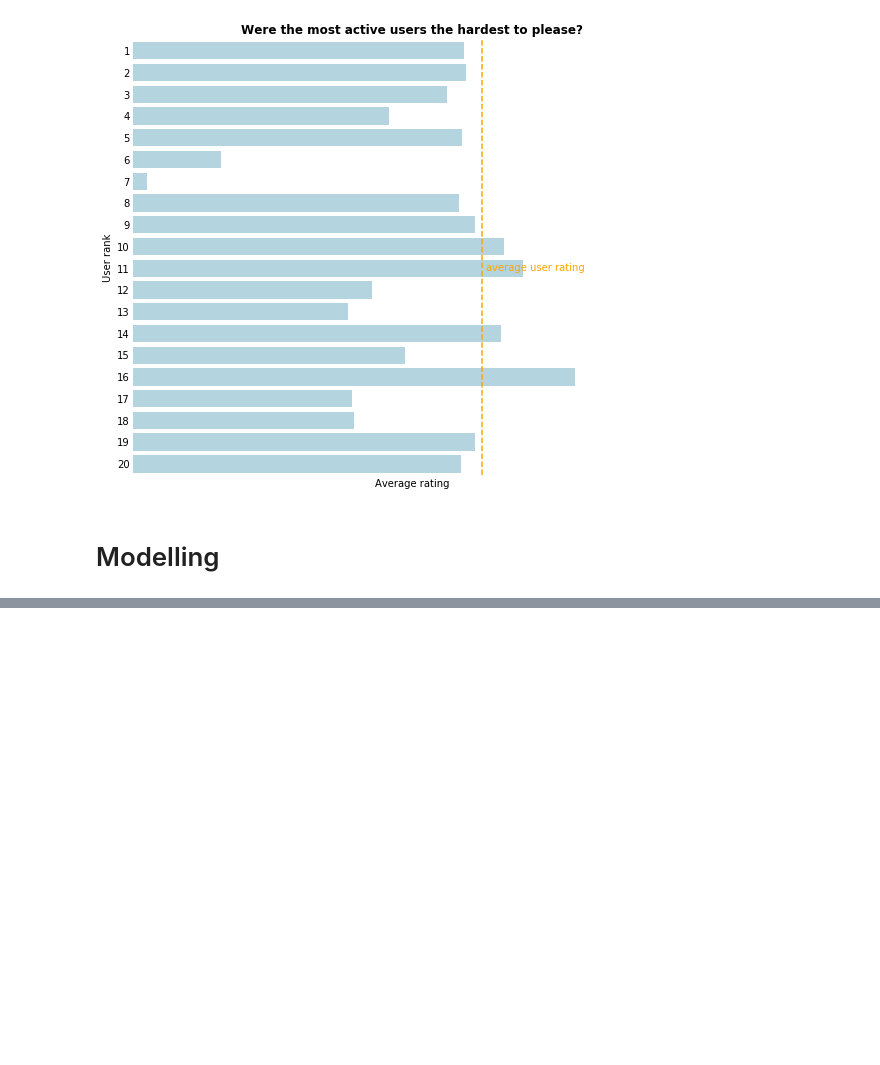
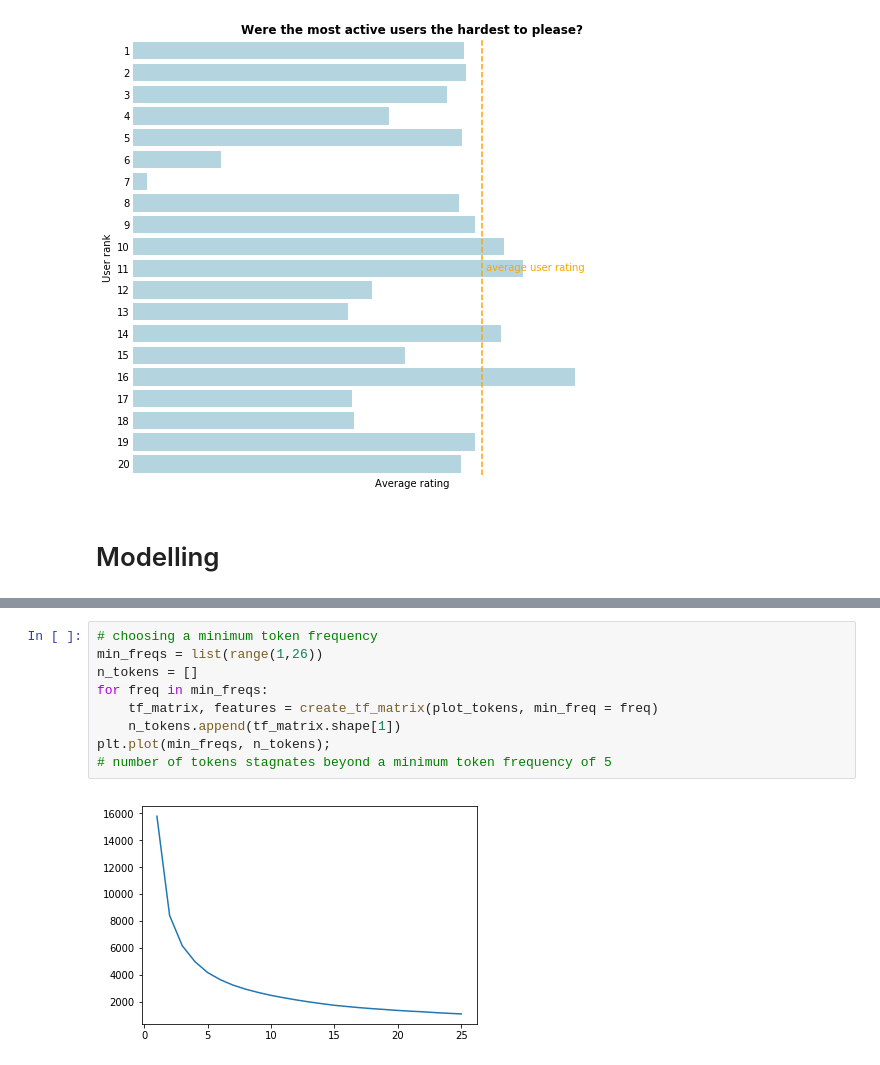
Before and after one commit to jackbustertann/Movie_recommendation_system, a Jupyter notebook: index.ipynb, the cells around one changed output, grey strips where cells are left out. Drawn from its saved outputs; the diff is of its cells as text; blank space fills up the shorter version.

```diff
--- a/index.ipynb
+++ b/index.ipynb
@@ -132,0 +217,11 @@ ax.set_ylabel('User rank');
+# %%
+# choosing a minimum token frequency
+min_freqs = list(range(1,26))
+n_tokens = []
+for freq in min_freqs:
+    tf_matrix, features = create_tf_matrix(plot_tokens, min_freq = freq)
+    n_tokens.append(tf_matrix.shape[1])
+plt.plot(min_freqs, n_tokens);
+# number of tokens stagnates beyond a minimum token frequency of 5
+# %% [output]
+[figure, added]
```
Also changed, not shown: parts of 31 cells of this notebook, 4 other files.
